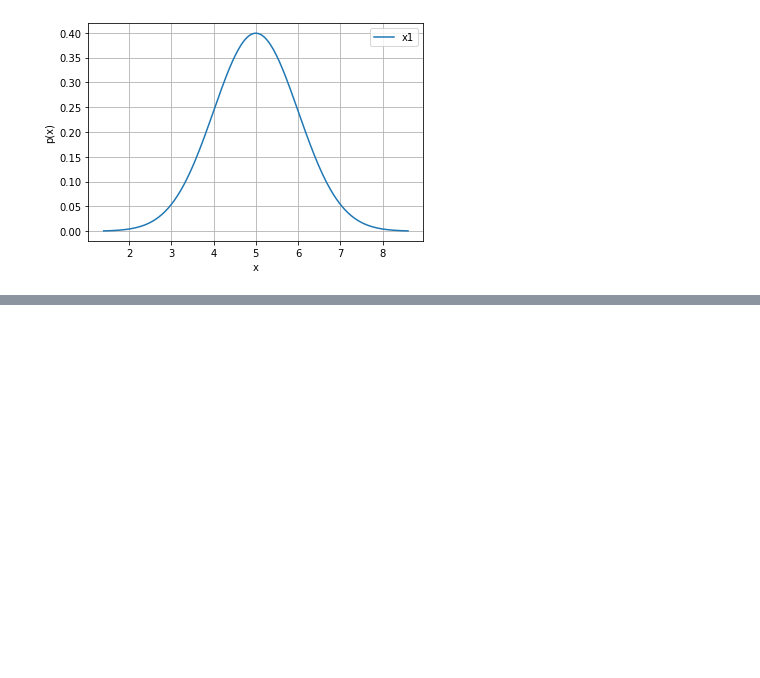
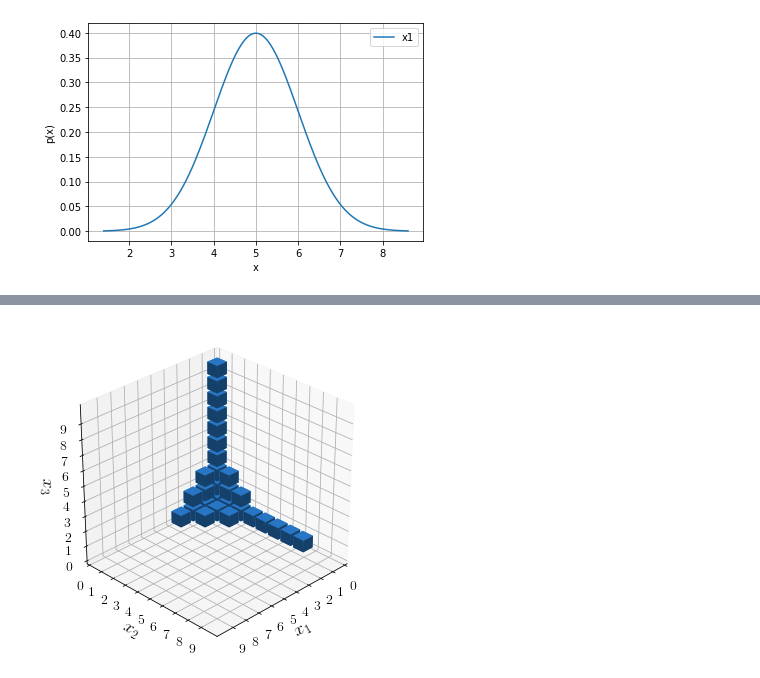
Before and after one commit to pygpc-polynomial-chaos/pygpc, a Jupyter notebook: tutorials/Tutorial_pygpc_pyrates.ipynb, the cells around one changed output, grey strips where cells are left out. Drawn from its saved outputs; the diff is of its cells as text; code cells hidden in the pictures; blank space fills up the shorter version.

```diff
--- a/tutorials/Tutorial_pygpc_pyrates.ipynb
+++ b/tutorials/Tutorial_pygpc_pyrates.ipynb
@@ -100,0 +322,12 @@ ax.legend(["x1"])
+# %%
+# reduced basis gPC
+basis = pygpc.Basis()
+basis.init_basis_sgpc(problem=problem,
+                      order=[3, 7, 9],
+                      order_max=5,
+                      order_max_norm=0.7,
+                      interaction_order=2)
+
+basis.plot_basis(dims=[0, 1, 2])
+# %% [output]
+[figure, added]
```
Also changed, not shown: parts of 29 cells of this notebook, 4 other files.
